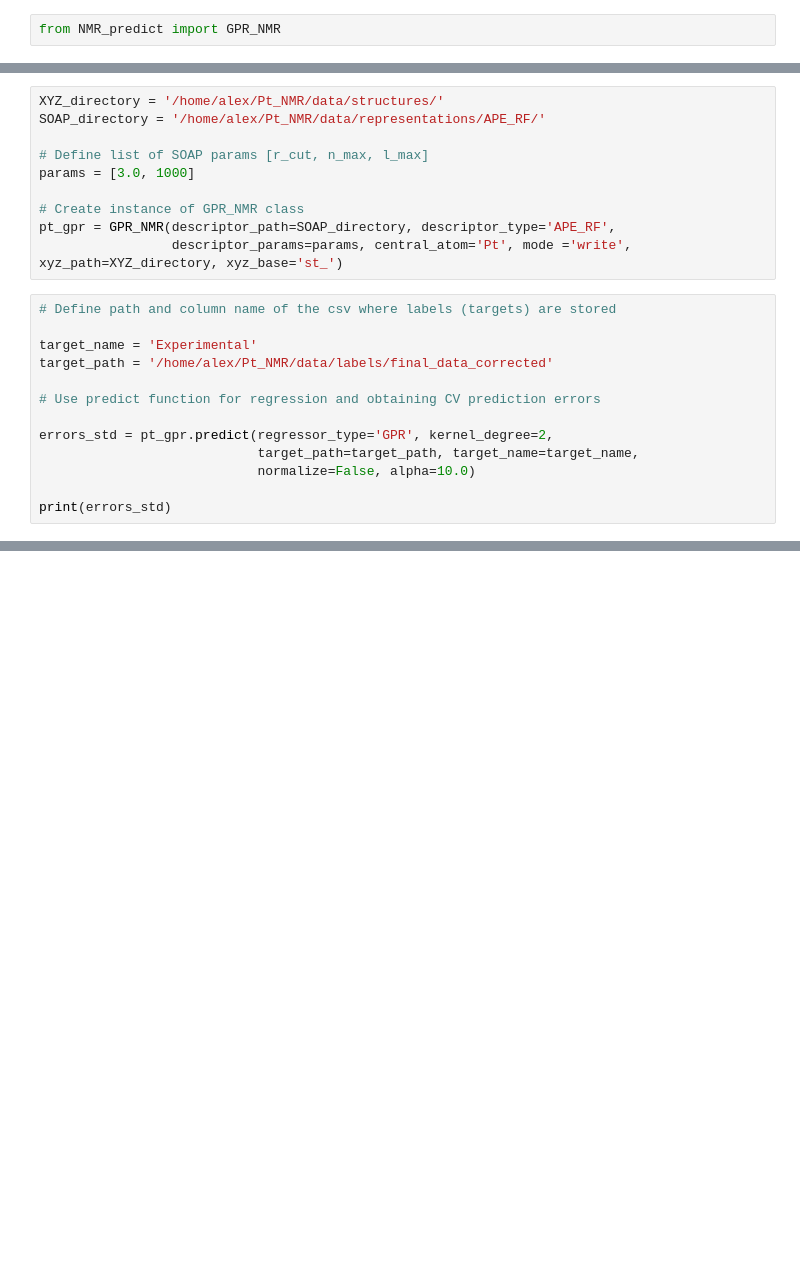
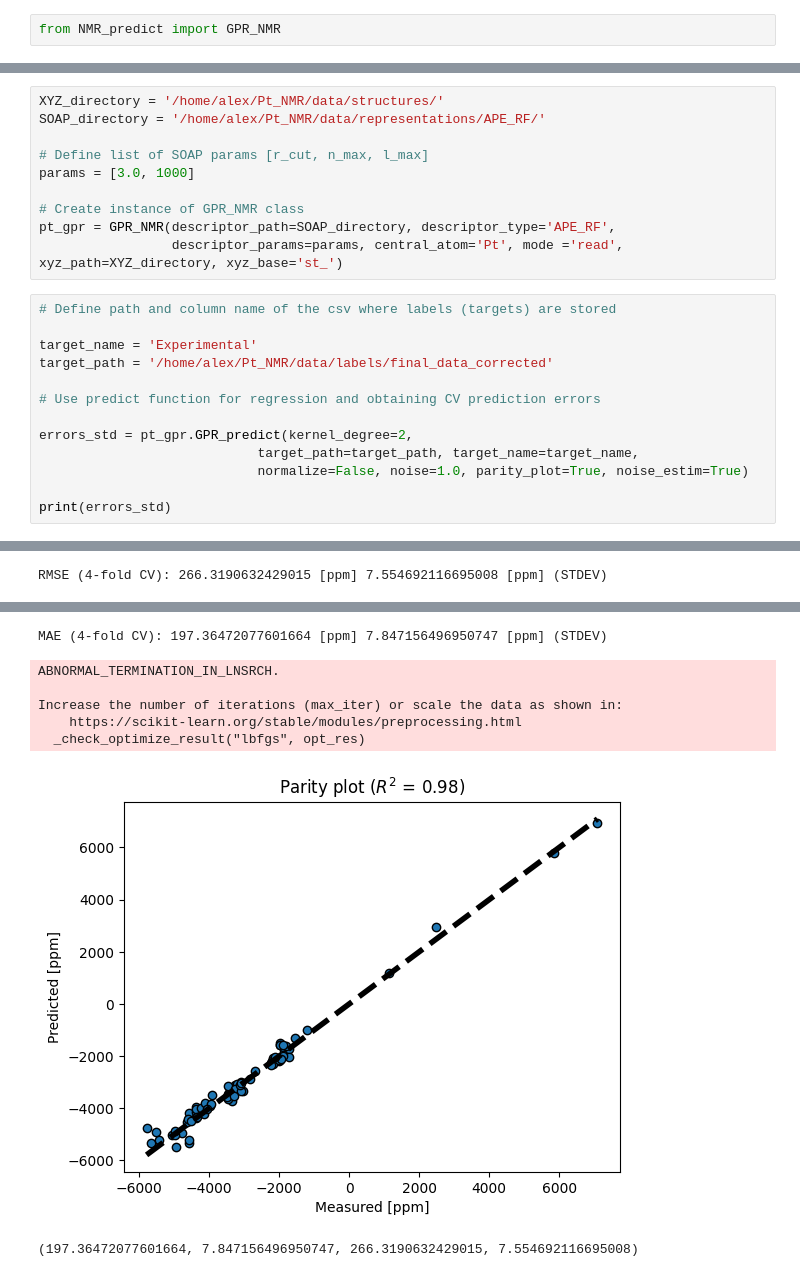
Before and after one commit to amessl/GPR-for-Pt-shift-prediction, a Jupyter notebook: code/example_use.ipynb, the cells around one changed output, grey strips where cells are left out. Saved outputs shown, nothing was run; the diff lists cells and outputs as text; blank space fills up the shorter version.

Commit message:
Updated documentation and added noise level estimation

```diff
--- a/code/example_use.ipynb
+++ b/code/example_use.ipynb
@@ -36,7 +37,7 @@ params = [3.0, 1000]
 
 # Create instance of GPR_NMR class
 pt_gpr = GPR_NMR(descriptor_path=SOAP_directory, descriptor_type='APE_RF',
-                 descriptor_params=params, central_atom='Pt', mode ='write', xyz_path=XYZ_directory, xyz_base='st_')
+                 descriptor_params=params, central_atom='Pt', mode ='read', xyz_path=XYZ_directory, xyz_base='st_')
 # %%
 # Define path and column name of the csv where labels (targets) are stored
 
@@ -45,9 +46,9 @@ target_path = '/home/alex/Pt_NMR/data/labels/final_data_corrected'
 
 # Use predict function for regression and obtaining CV prediction errors
 
-errors_std = pt_gpr.predict(regressor_type='GPR', kernel_degree=2,
+errors_std = pt_gpr.GPR_predict(kernel_degree=2,
                             target_path=target_path, target_name=target_name,
-                            normalize=False, alpha=10.0)
+                            normalize=False, noise=1.0, parity_plot=True, noise_estim=True)
 
 print(errors_std)
 # %% [output]
@@ -56,0 +77 @@ MAE (4-fold CV): 147.5007397240991 [ppm] 8.124650178814962 [ppm] (STDEV)
+RMSE (4-fold CV): 266.3190632429015 [ppm] 7.554692116695008 [ppm] (STDEV)
@@ -56,0 +98,8 @@ MAE (4-fold CV): 147.5007397240991 [ppm] 8.124650178814962 [ppm] (STDEV)
+MAE (4-fold CV): 197.36472077601664 [ppm] 7.847156496950747 [ppm] (STDEV)
+ABNORMAL_TERMINATION_IN_LNSRCH.
+
+Increase the number of iterations (max_iter) or scale the data as shown in:
+    https://scikit-learn.org/stable/modules/preprocessing.html
+  _check_optimize_result("lbfgs", opt_res)
+[figure, added]
+(197.36472077601664, 7.847156496950747, 266.3190632429015, 7.554692116695008)
```
Also changed, not shown: parts of 3 cells of this notebook, 1 other file.
